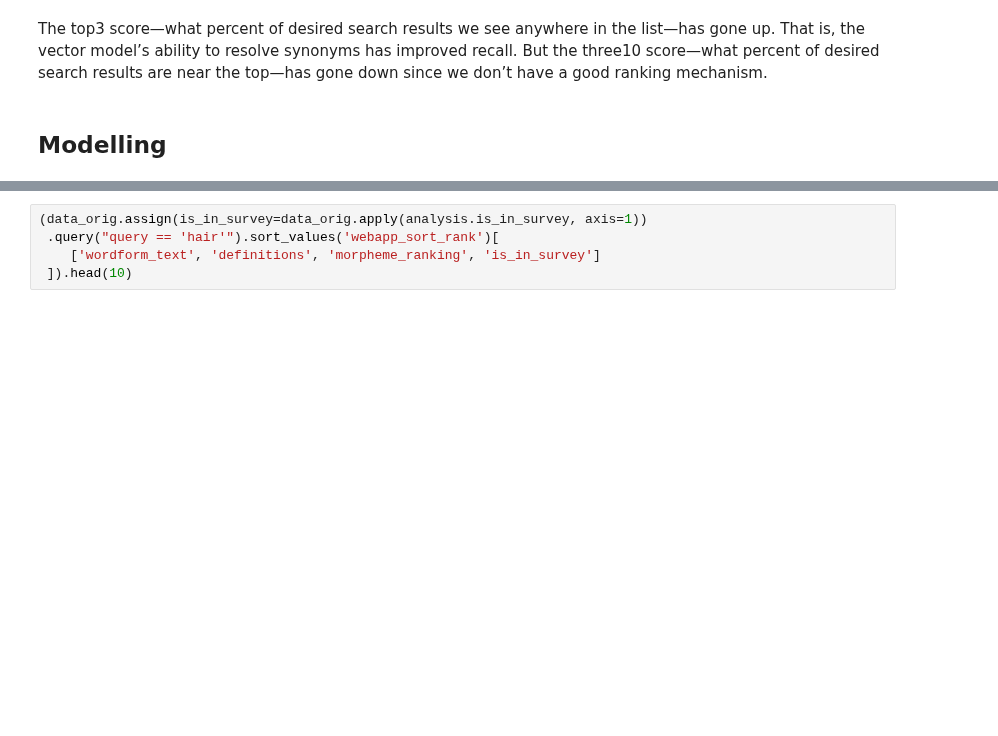
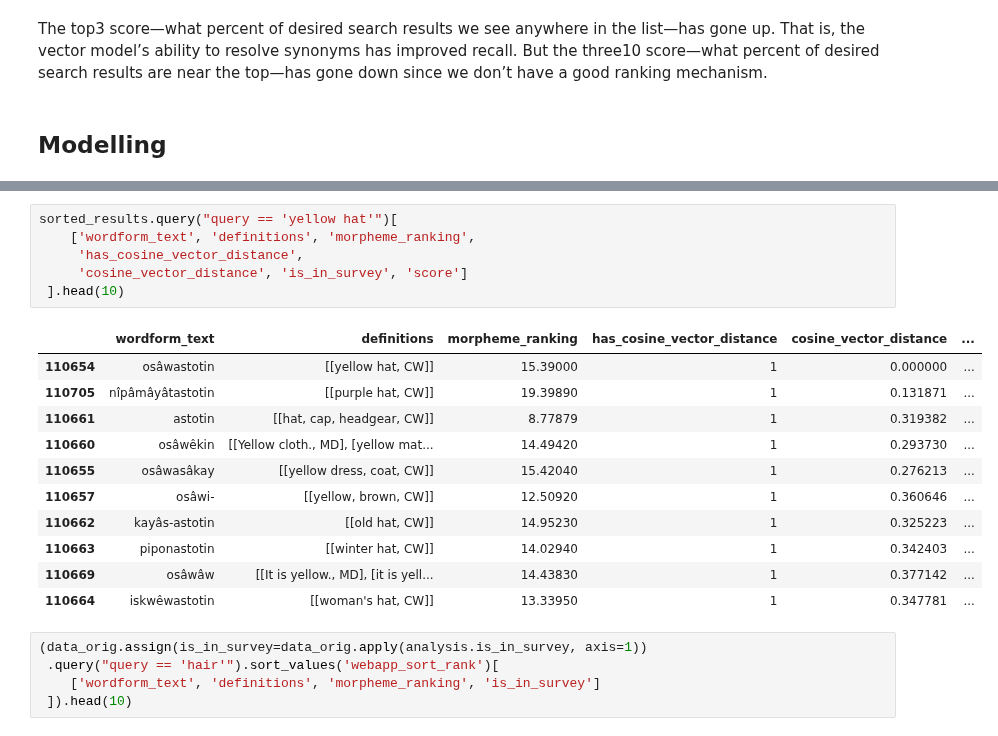
Before and after one commit to UAlbertaALTLab/morphodict, a Jupyter notebook: CreeDictionary/search_quality/weighting.ipynb, the cells around one changed output, grey strips where cells are left out. Saved outputs shown, nothing was run; the diff lists cells and outputs as text; blank space fills up the shorter version.

```diff
--- a/CreeDictionary/search_quality/weighting.ipynb
+++ b/CreeDictionary/search_quality/weighting.ipynb
@@ -252,3 +297,21 @@ sorted_results.query("query == 'hair'").sort_values('webapp_sort_rank')[
+# %%
+sorted_results.query("query == 'yellow hat'")[
+    ['wordform_text', 'definitions', 'morpheme_ranking',
+     'has_cosine_vector_distance',
+     'cosine_vector_distance', 'is_in_survey', 'score']
+ ].head(10)
+# %% [output]
+|  | wordform_text | definitions | morpheme_ranking | has_cosine_vector_distance | cosine_vector_distance | ... |
+| 110654 | osâwastotin | [[yellow hat, CW]] | 15.39000 | 1 | 0.000000 | ... |
+| 110705 | nîpâmâyâtastotin | [[purple hat, CW]] | 19.39890 | 1 | 0.131871 | ... |
+| 110661 | astotin | [[hat, cap, headgear, CW]] | 8.77879 | 1 | 0.319382 | ... |
+| 110660 | osâwêkin | [[Yellow cloth., MD], [yellow mat... | 14.49420 | 1 | 0.293730 | ... |
+| 110655 | osâwasâkay | [[yellow dress, coat, CW]] | 15.42040 | 1 | 0.276213 | ... |
+| 110657 | osâwi- | [[yellow, brown, CW]] | 12.50920 | 1 | 0.360646 | ... |
+| 110662 | kayâs-astotin | [[old hat, CW]] | 14.95230 | 1 | 0.325223 | ... |
+| 110663 | piponastotin | [[winter hat, CW]] | 14.02940 | 1 | 0.342403 | ... |
+| 110669 | osâwâw | [[It is yellow., MD], [it is yell... | 14.43830 | 1 | 0.377142 | ... |
+| 110664 | iskwêwastotin | [[woman's hat, CW]] | 13.33950 | 1 | 0.347781 | ... |
 # %%
 (data_orig.assign(is_in_survey=data_orig.apply(analysis.is_in_survey, axis=1))
  .query("query == 'hair'").sort_values('webapp_sort_rank')[
```
Also changed, not shown: parts of 15 cells of this notebook, 8 other files.
